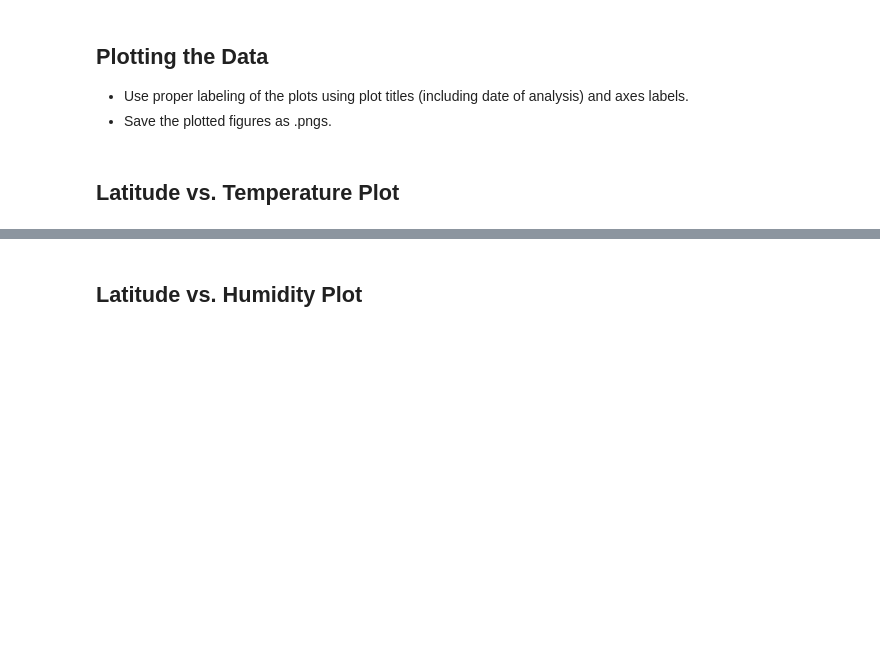
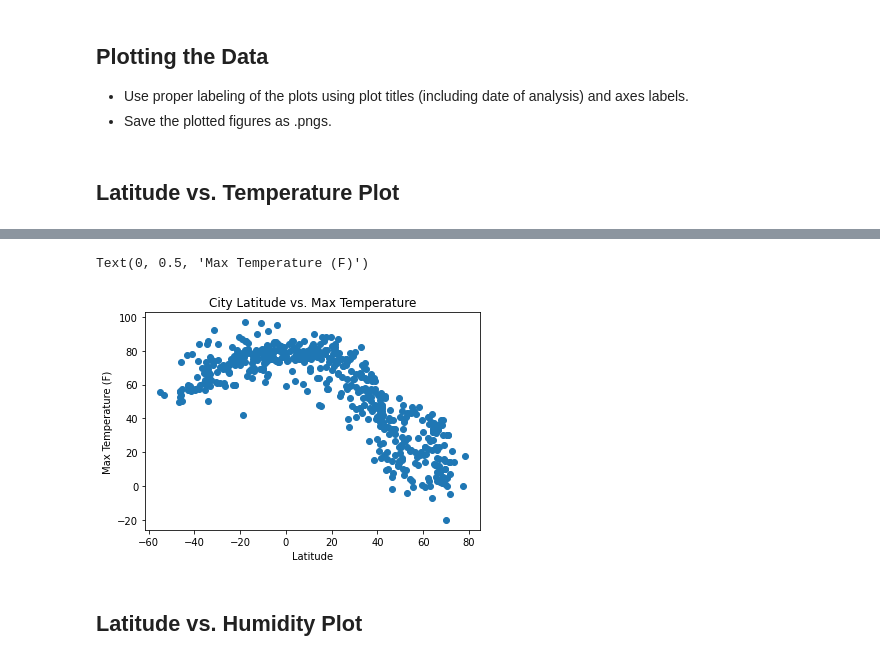
Before and after one commit to jessicaramosmolina/python-api-challenge, a Jupyter notebook: starter_code/WeatherPy.ipynb, the cells around one changed output, grey strips where cells are left out. Drawn from its saved outputs; the diff is of its cells as text; code cells hidden in the pictures; blank space fills up the shorter version.

Commit message:
updated weatherpy

```diff
--- a/starter_code/WeatherPy.ipynb
+++ b/starter_code/WeatherPy.ipynb
@@ -77,6 +79,6 @@ url = 'http://api.openweathermap.org/data/2.5/weather?'
 #"&q=" is the query - extensions of the URL help determine specific content or action based on the data being delivered
 #in this case our query is the city
 query_url = url + "appid=" + weather_api_key + "&q=" + city
-query_url = f"{url}appid={weather_api_key}&q={city}&units=imperial"
+query_url = f"{url}appid={weather_api_key}&units=imperial&q="
 print(query_url)
 # %% [output]
@@ -86,6 +88,3 @@ http://api.openweathermap.org/data/2.5/weather?appid=f2deb80b0bea75908cebab9ed85
 #we turn it into a json format
 weather_response = requests.get(query_url)
 weather_json = weather_response.json()
-# %%
-for i in range(len(cities)):
-    query_url = url + "appid=" + api + "&q=" + cities[i] + '&units=imperial' # Build query URL, imperial units
@@ -133,0 +171,13 @@ Data Retrieval Complete
+# %%
+#convert raw data to DataFrame
+weather_df = pd.DataFrame({
+    "City": city_name,
+    "Lat": latitude,
+    "Lng": longitude,
+    "Max Temp" : temperature,
+    "Humidity" : humidity,
+    "Cloudiness" : cloudiness,
+    "Wind Speed (mph)": wind_speed,
+    "Country": country
+})
+weather_df.head(10)
@@ -172,2 +268,16 @@ Int64Index([], dtype='int64')
+# %%
+x_axis = weather_df['Lat']
+y_axis = weather_df['Max Temp']
+
+# making a scatter plot
+plt.scatter(x_axis, y_axis, marker='o')
+
+# giving the name to the x and y label
+plt.title('City Latitude vs. Max Temperature')
+plt.xlabel('Latitude')
+plt.ylabel('Max Temperature (F)')
+# %% [output]
+Text(0, 0.5, 'Max Temperature (F)')
+[figure, added]
 # %% [markdown]
 ## Latitude vs. Humidity Plot
```
Also changed, not shown: parts of 31 cells of this notebook, 1 other file.
